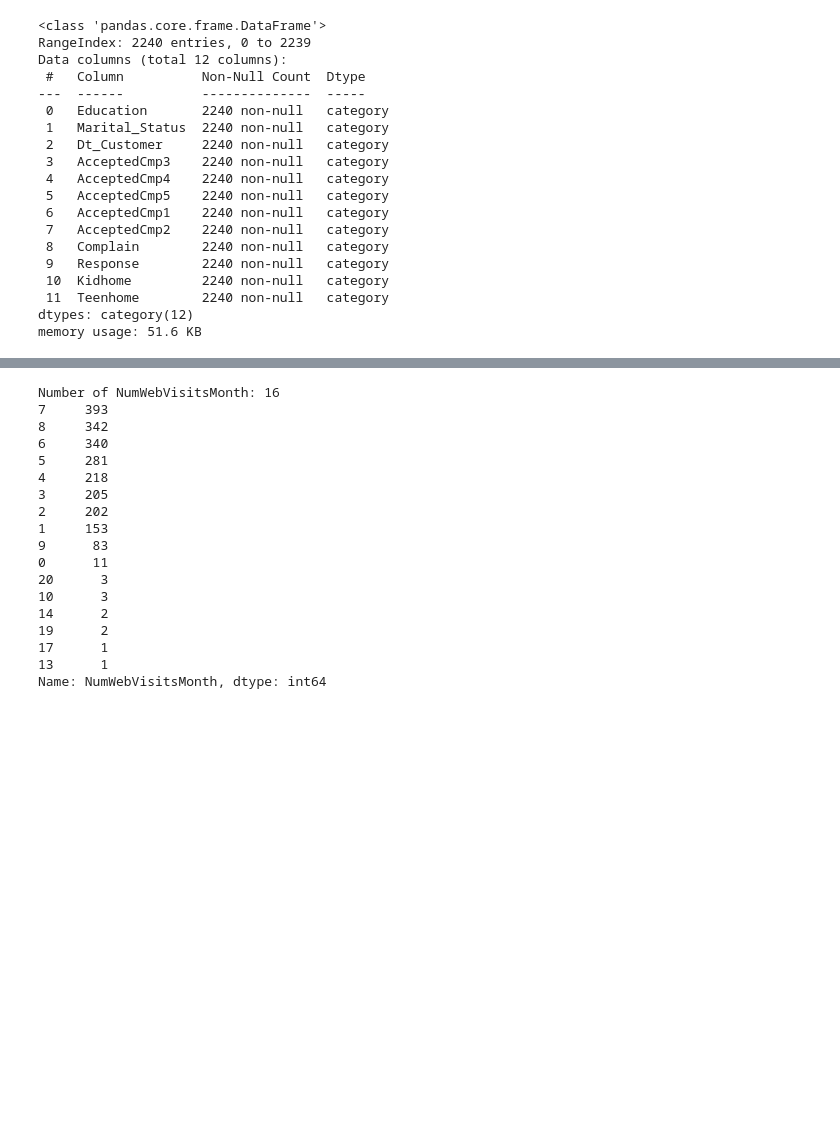
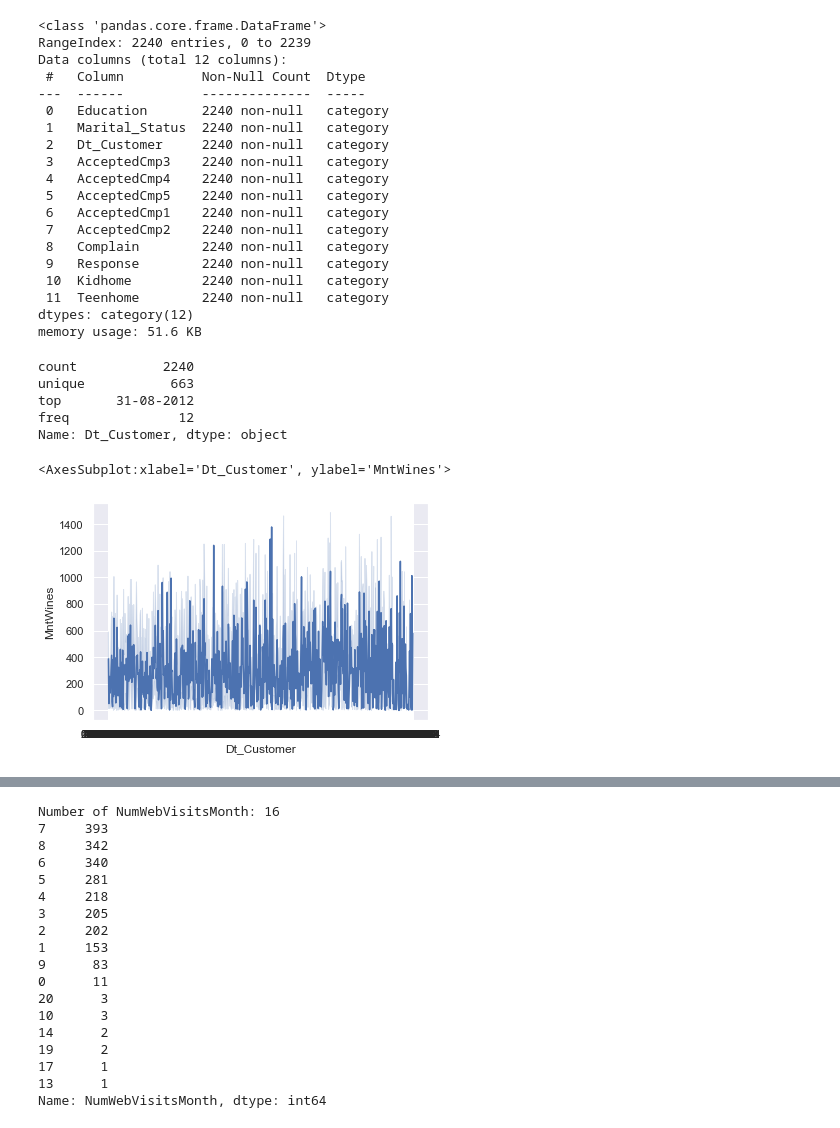
Before and after one commit to BoonHianLim/SC1015-Customer-Personality-Analysis, a Jupyter notebook: Data-exploratary.ipynb, the cells around one changed output, grey strips where cells are left out. Saved outputs shown, nothing was run; the diff lists cells and outputs as text; code cells hidden in the pictures; blank space fills up the shorter version.

```diff
--- a/Data-exploratary.ipynb
+++ b/Data-exploratary.ipynb
@@ -138,3 +234,16 @@ Data columns (total 12 columns):
  11  Teenhome        2240 non-null   category
 dtypes: category(12)
 memory usage: 51.6 KB
+# %%
+customerData["Dt_Customer"].describe()
+# %% [output]
+count           2240
+unique           663
+top       31-08-2012
+freq              12
+Name: Dt_Customer, dtype: object
+# %%
+sb.lineplot(data=customerData, x="Dt_Customer",y = "Income")
+# %% [output]
+<AxesSubplot:xlabel='Dt_Customer', ylabel='MntWines'>
+[figure, added]
```
Also changed, not shown: parts of 18 cells of this notebook.
